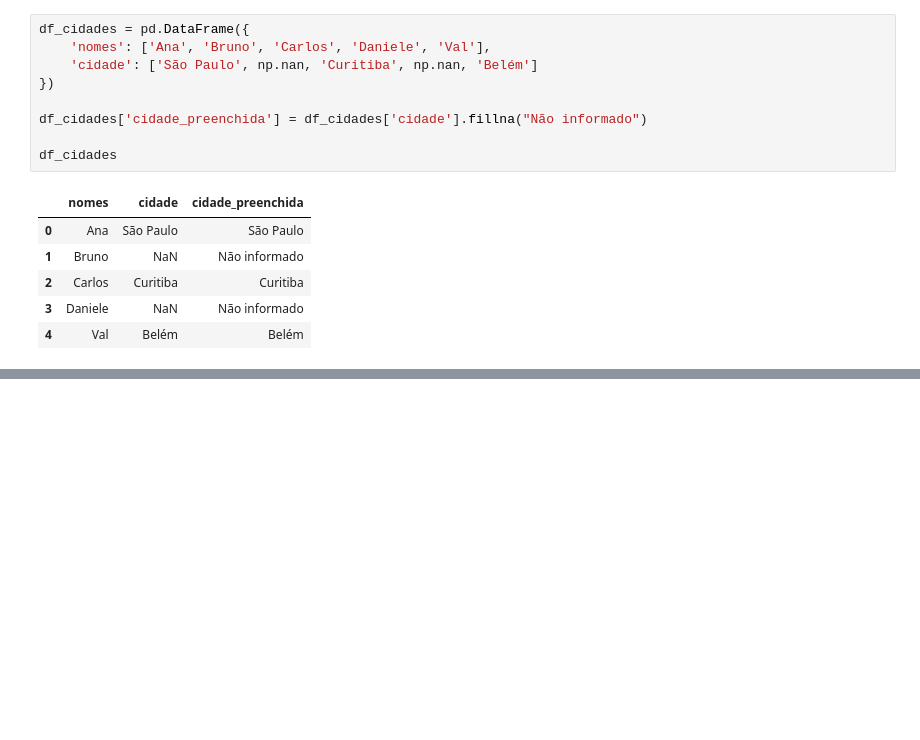
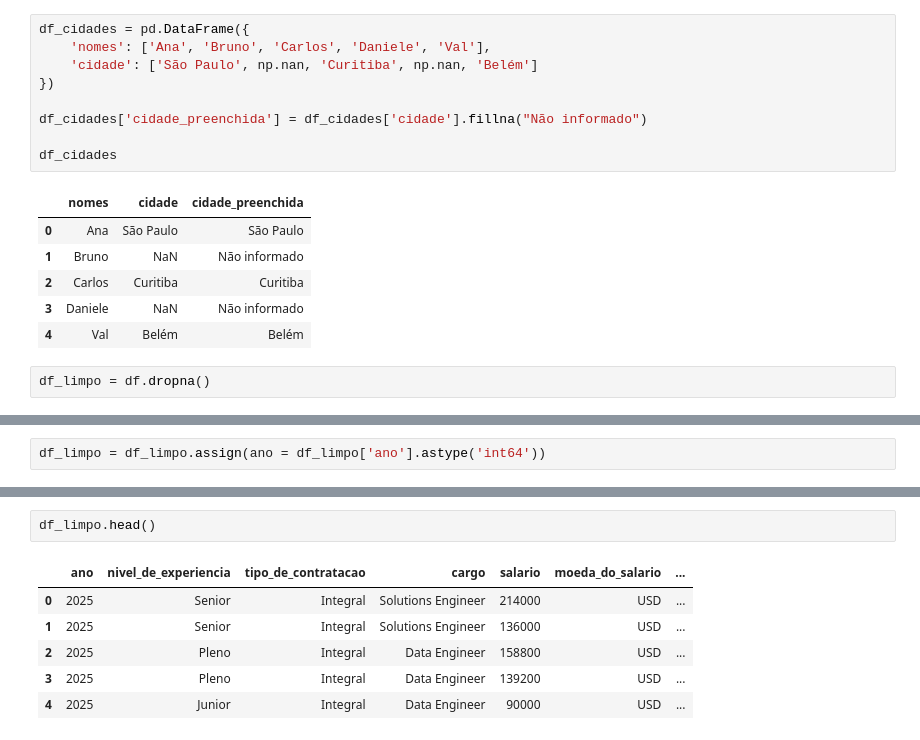
Before and after one commit to PedroCeratoo/ImersaoDataScienceAlura, a Jupyter notebook: ImersaoDS.ipynb, the cells around one changed output, grey strips where cells are left out. Cells and saved outputs as stored; diff of their text form; blank space fills up the shorter version.

```diff
--- a/ImersaoDS.ipynb
+++ b/ImersaoDS.ipynb
@@ -344,3 +344,5 @@ df_cidades
 | 2 | Carlos | Curitiba | Curitiba |
 | 3 | Daniele | NaN | Não informado |
 | 4 | Val | Belém | Belém |
+# %%
+df_limpo = df.dropna()
@@ -346,0 +394,2 @@ df_cidades
+# %%
+df_limpo = df_limpo.assign(ano = df_limpo['ano'].astype('int64'))
@@ -346,0 +417,9 @@ df_cidades
+# %%
+df_limpo.head()
+# %% [output]
+|  | ano | nivel_de_experiencia | tipo_de_contratacao | cargo | salario | moeda_do_salario | ... |
+| 0 | 2025 | Senior | Integral | Solutions Engineer | 214000 | USD | ... |
+| 1 | 2025 | Senior | Integral | Solutions Engineer | 136000 | USD | ... |
+| 2 | 2025 | Pleno | Integral | Data Engineer | 158800 | USD | ... |
+| 3 | 2025 | Pleno | Integral | Data Engineer | 139200 | USD | ... |
+| 4 | 2025 | Junior | Integral | Data Engineer | 90000 | USD | ... |
```
Also changed, not shown: parts of 4 cells of this notebook.
